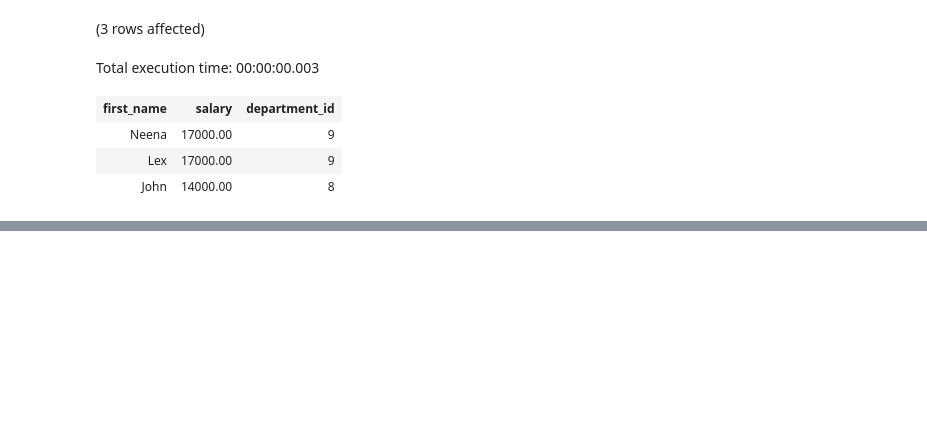
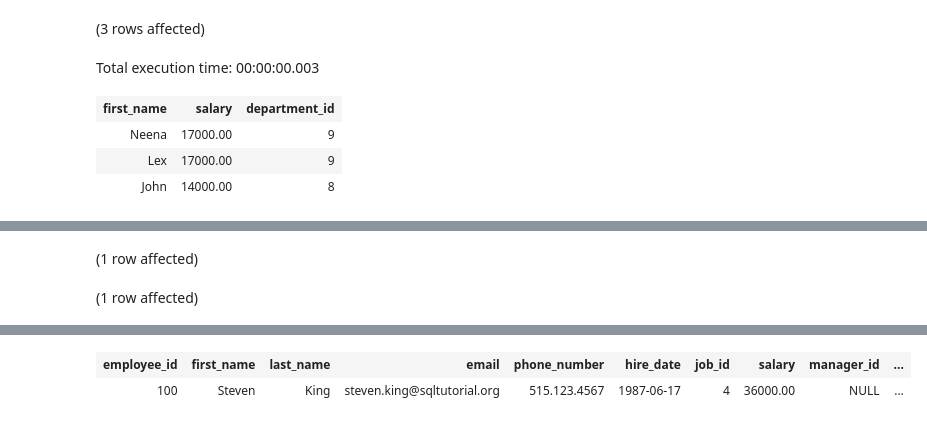
Before and after one commit to aniketT23/Euromonitor-Training-, a Jupyter notebook: SQL Training/Post-Assesment.ipynb, the cells around one changed output, grey strips where cells are left out. Saved outputs shown, nothing was run; the diff lists cells and outputs as text; code cells hidden in the pictures; blank space fills up the shorter version.

```diff
--- a/SQL Training/Post-Assesment.ipynb
+++ b/SQL Training/Post-Assesment.ipynb
@@ -437,0 +459,8 @@ Total execution time: 00:00:00.003
+# %%
+
+exec dbo.spIncreaseEmployeeeSalary 4550,100
+
+select * from employees where employee_id=100
+# %% [output]
+(1 row affected)
+(1 row affected)
@@ -437,0 +468,2 @@ Total execution time: 00:00:00.003
+| employee_id | first_name | last_name | email | phone_number | hire_date | job_id | salary | manager_id | ... |
+| 100 | Steven | King | steven.king@sqltutorial.org | 515.123.4567 | 1987-06-17 | 4 | 36000.00 | NULL | ... |
```
Also changed, not shown: parts of 6 cells of this notebook.
